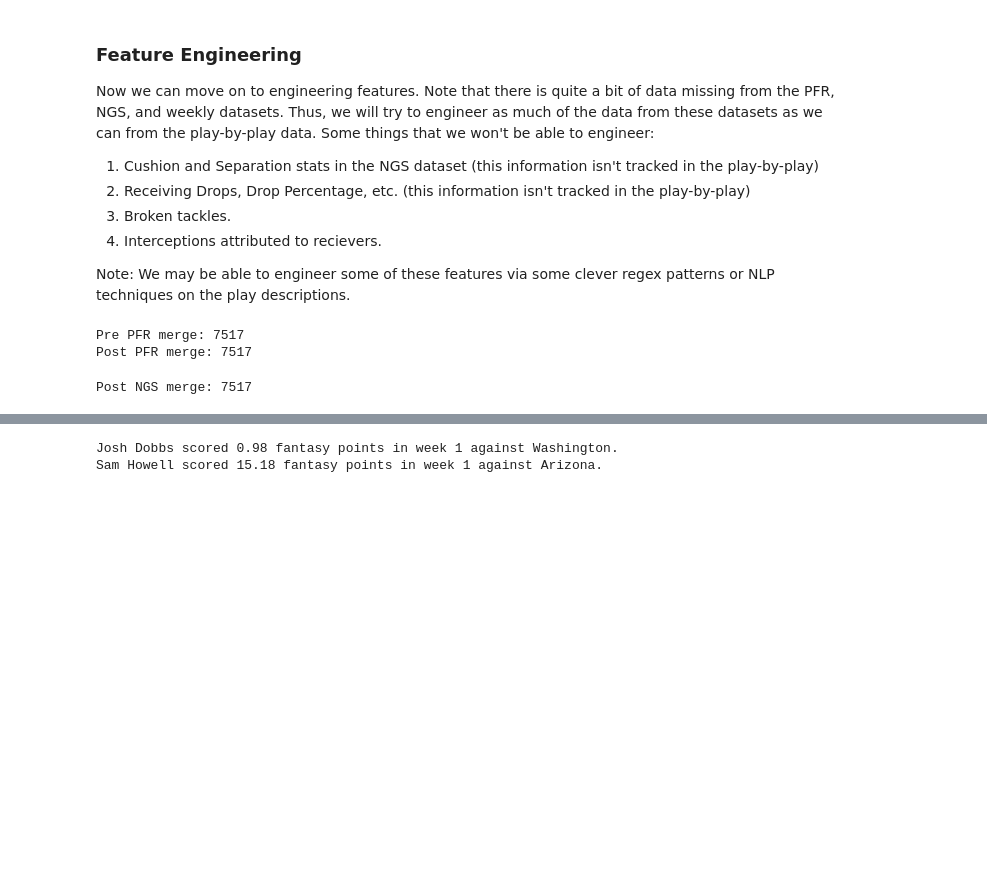
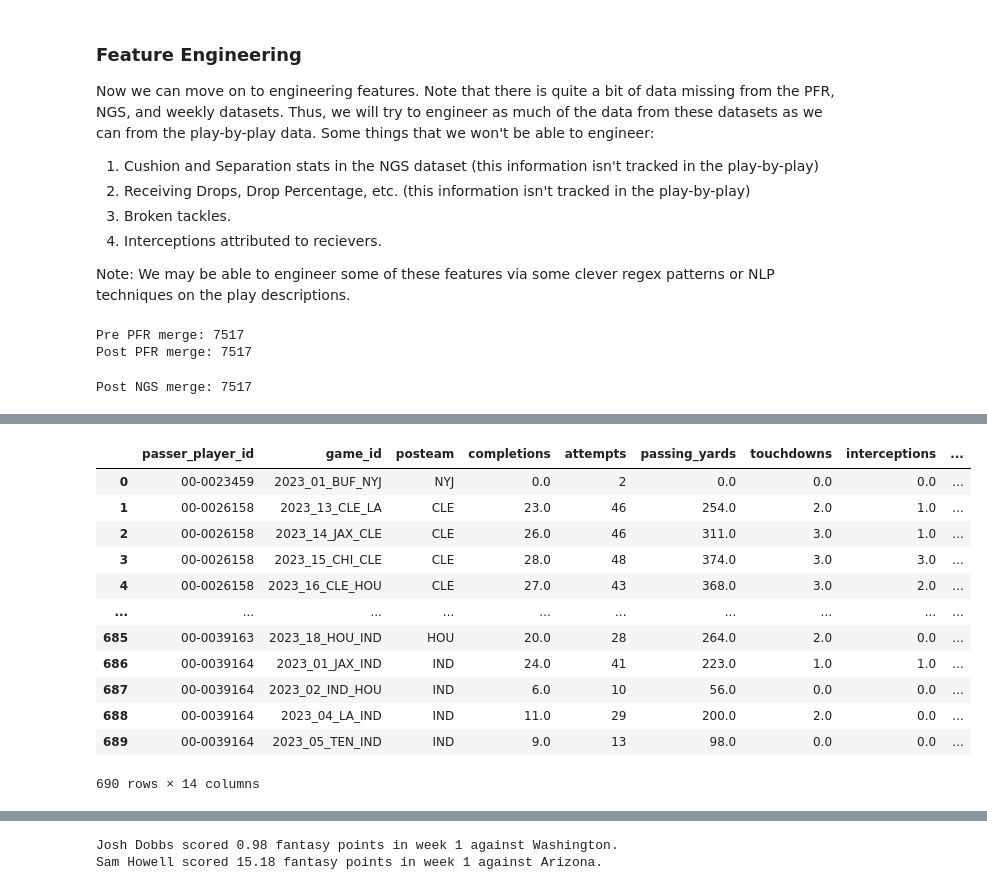
Before and after one commit to ColinB19/FantasyFootballAnalysis, a Jupyter notebook: NFL_dataset_creation.ipynb, the cells around one changed output, grey strips where cells are left out. Drawn from its saved outputs; the diff is of its cells as text; code cells hidden in the pictures; blank space fills up the shorter version.

```diff
--- a/NFL_dataset_creation.ipynb
+++ b/NFL_dataset_creation.ipynb
@@ -974,6 +952,22 @@ qbr["interception_percentage"] = qbr['interceptions']/qbr['attempts']
 # get QBR per QB per game
 qbr["QBR"] = qbr.apply(get_QBR, axis=1)
 qbr = qbr.merge(qb_num_snaps, on=["passer_player_id", "game_id", "posteam"])
+# %%
+qbr
+# %% [output]
+|  | passer_player_id | game_id | posteam | completions | attempts | passing_yards | touchdowns | interceptions | ... |
+| 0 | 00-0023459 | 2023_01_BUF_NYJ | NYJ | 0.0 | 2 | 0.0 | 0.0 | 0.0 | ... |
+| 1 | 00-0026158 | 2023_13_CLE_LA | CLE | 23.0 | 46 | 254.0 | 2.0 | 1.0 | ... |
+| 2 | 00-0026158 | 2023_14_JAX_CLE | CLE | 26.0 | 46 | 311.0 | 3.0 | 1.0 | ... |
+| 3 | 00-0026158 | 2023_15_CHI_CLE | CLE | 28.0 | 48 | 374.0 | 3.0 | 3.0 | ... |
+| 4 | 00-0026158 | 2023_16_CLE_HOU | CLE | 27.0 | 43 | 368.0 | 3.0 | 2.0 | ... |
+| ... | ... | ... | ... | ... | ... | ... | ... | ... | ... |
+| 685 | 00-0039163 | 2023_18_HOU_IND | HOU | 20.0 | 28 | 264.0 | 2.0 | 0.0 | ... |
+| 686 | 00-0039164 | 2023_01_JAX_IND | IND | 24.0 | 41 | 223.0 | 1.0 | 1.0 | ... |
+| 687 | 00-0039164 | 2023_02_IND_HOU | IND | 6.0 | 10 | 56.0 | 0.0 | 0.0 | ... |
+| 688 | 00-0039164 | 2023_04_LA_IND | IND | 11.0 | 29 | 200.0 | 2.0 | 0.0 | ... |
+| 689 | 00-0039164 | 2023_05_TEN_IND | IND | 9.0 | 13 | 98.0 | 0.0 | 0.0 | ... |
+690 rows × 14 columns
 # %%
 # eventually what I want, when I create my time series, is the average QB rating for the QB that is starting the game we want to predict.
 # So this dataset should be kept separate, and calculated come model time.
```
Also changed, not shown: parts of 11 cells of this notebook.
